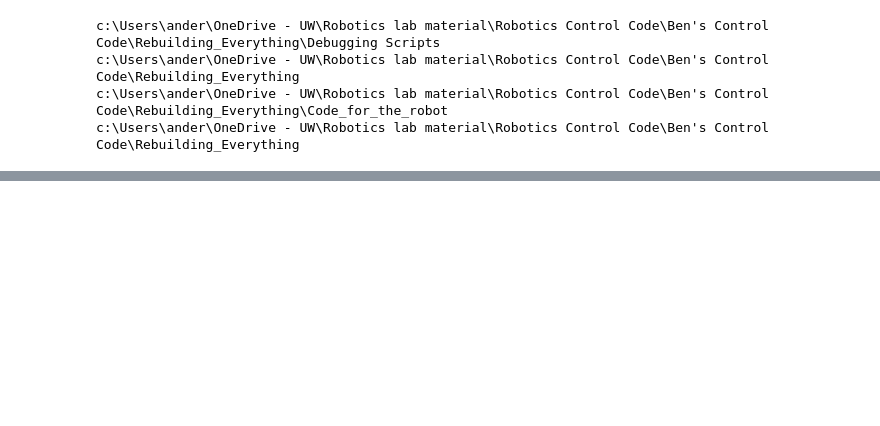
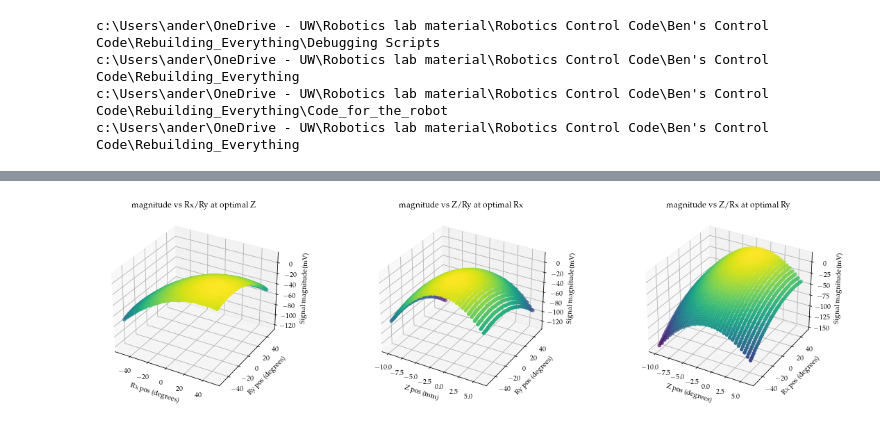
Before and after one commit to Benji-UW/COBOT-Transducer-Control-Code, a Jupyter notebook: Rebuilding_Everything/Debugging Scripts/Fullscan_renders.ipynb, the cells around one changed output, grey strips where cells are left out. Saved outputs shown, nothing was run; the diff lists cells and outputs as text; code cells hidden in the pictures; blank space fills up the shorter version.

```diff
--- a/Rebuilding_Everything/Debugging Scripts/Fullscan_renders.ipynb
+++ b/Rebuilding_Everything/Debugging Scripts/Fullscan_renders.ipynb
@@ -93,0 +138,33 @@ print(mags[10:40])
+# %%
+fig2 = plt.figure(figsize=(16,4), constrained_layout=True)
+
+plt.rcParams.update({
+    "text.usetex": True,
+    "font.family": "serif",
+    "font.serif": ["Palatino"],
+})
+
+tax = fig2.add_subplot(1,3,1, projection='3d')
+tax.scatter(zmps[:,1], zmps[:,2], zmps[:,3],c=zmps[:,3], cmap='viridis')
+tax.set_title("magnitude vs Rx/Ry at optimal Z")
+tax.set_xlabel("Rx pos (degrees)")
+tax.set_ylabel("Ry pos (degrees)")
+tax.set_zlabel("Signal magnitude (mV)")
+
+tax = fig2.add_subplot(1,3,2, projection='3d')
+tax.scatter(Rxmps[:,0], Rxmps[:,2], Rxmps[:,3],c=Rxmps[:,3], cmap='viridis')
+tax.set_title("magnitude vs Z/Ry at optimal Rx")
+tax.set_xlabel("Z pos (mm)")
+tax.set_ylabel("Ry pos (degrees)")
+tax.set_zlabel("Signal magnitude (mV)")
+
+tax = fig2.add_subplot(1,3,3, projection='3d')
+tax.scatter(Rymps[:,0], Rymps[:,1], Rymps[:,3],c=Rymps[:,3], cmap='viridis')
+tax.set_title("magnitude vs Z/Rx at optimal Ry")
+tax.set_xlabel("Z pos (degrees)")
+tax.set_ylabel("Rx pos (degrees)")
+tax.set_zlabel("Signal magnitude (mV)")
+
+plt.show()
+# %% [output]
+[figure, added]
```
Also changed, not shown: parts of 5 cells of this notebook, 9 other files.
